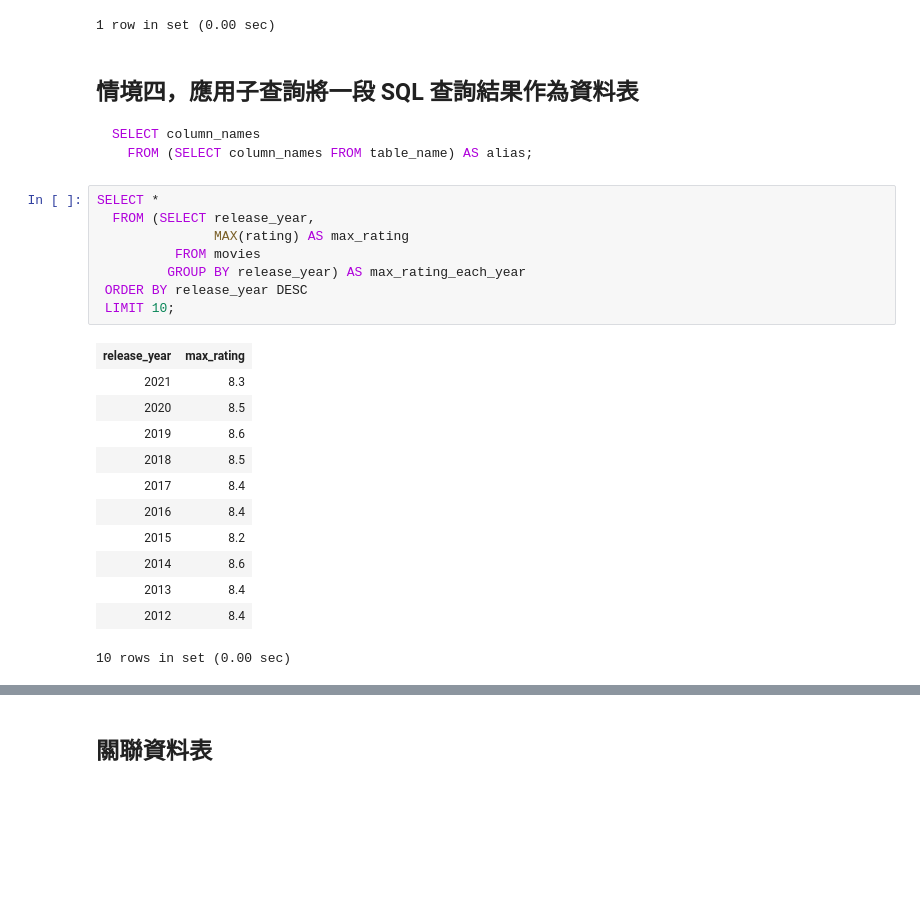
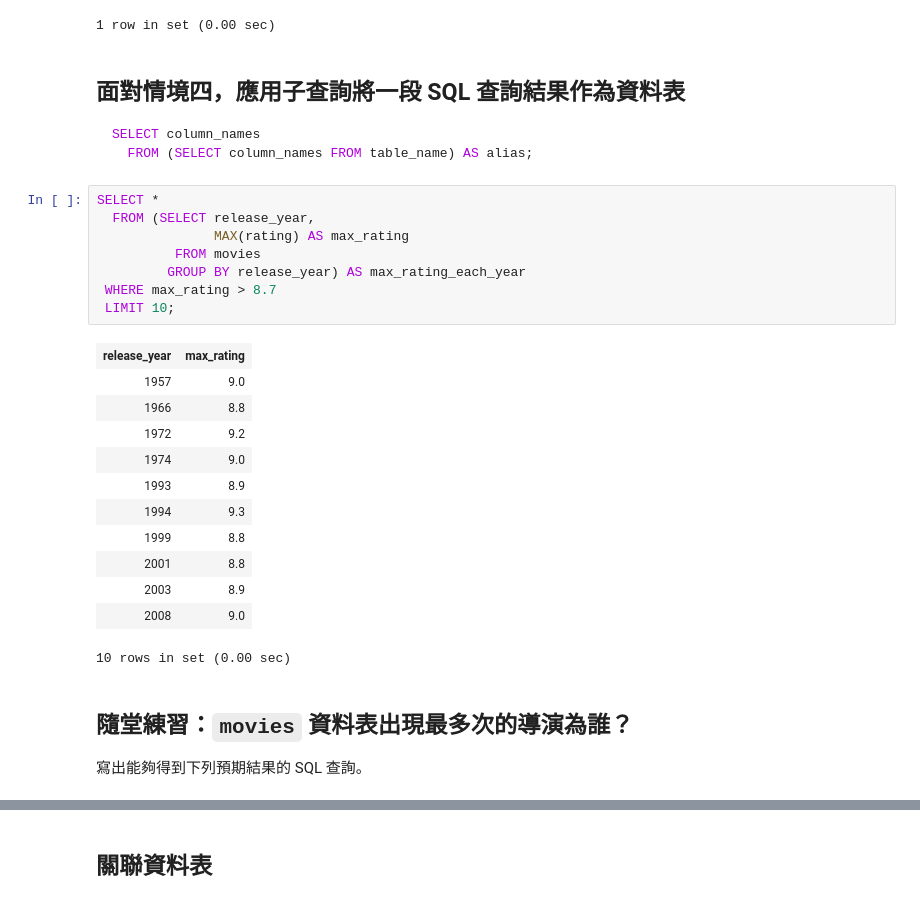
Before and after one commit to datainpoint/classroom-sql-dac-ntu, a Jupyter notebook: day-two.ipynb, the cells around one changed output, grey strips where cells are left out. Cells and saved outputs as stored; diff of their text form; blank space fills up the shorter version.

````diff
--- a/day-two.ipynb
+++ b/day-two.ipynb
@@ -790,7 +718,7 @@ SELECT *
 | 2865 |
 1 row in set (0.00 sec)
 # %% [markdown]
-## 情境四，應用子查詢將一段 SQL 查詢結果作為資料表
+## 面對情境四，應用子查詢將一段 SQL 查詢結果作為資料表
 
 ```sql
 SELECT column_names
@@ -799,21 +727,25 @@ SELECT column_names
 # %%
 SELECT *
   FROM (SELECT release_year,
                MAX(rating) AS max_rating
           FROM movies
          GROUP BY release_year) AS max_rating_each_year
- ORDER BY release_year DESC
+ WHERE max_rating > 8.7
  LIMIT 10;
 # %% [output]
 | release_year | max_rating |
-| 2021 | 8.3 |
-| 2020 | 8.5 |
-| 2019 | 8.6 |
-| 2018 | 8.5 |
-| 2017 | 8.4 |
-| 2016 | 8.4 |
-| 2015 | 8.2 |
-| 2014 | 8.6 |
-| 2013 | 8.4 |
-| 2012 | 8.4 |
+| 1957 | 9.0 |
+| 1966 | 8.8 |
+| 1972 | 9.2 |
+| 1974 | 9.0 |
+| 1993 | 8.9 |
+| 1994 | 9.3 |
+| 1999 | 8.8 |
+| 2001 | 8.8 |
+| 2003 | 8.9 |
+| 2008 | 9.0 |
 10 rows in set (0.00 sec)
+# %% [markdown]
+## 隨堂練習：`movies` 資料表出現最多次的導演為誰？
+
+寫出能夠得到下列預期結果的 SQL 查詢。
````
Also changed, not shown: parts of 38 cells of this notebook, 1 other file.
